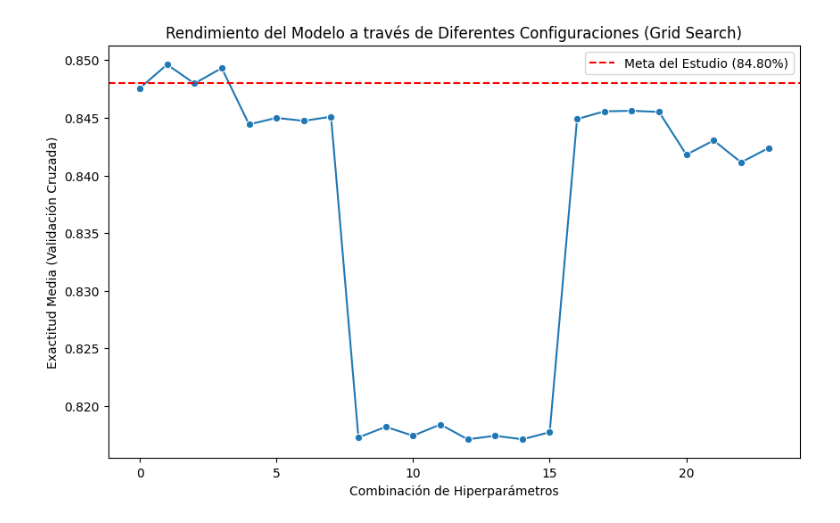
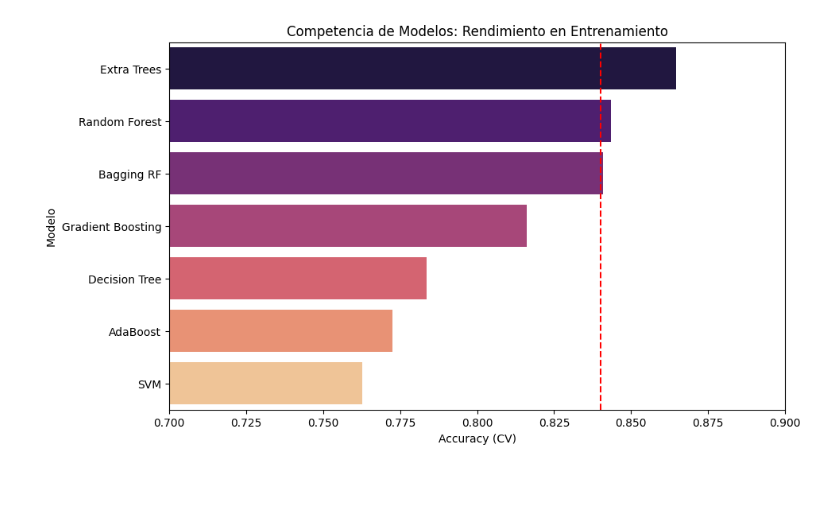
Before and after one commit to lanavia-uai/ML_Replication_Valle_del_Lili, a Jupyter notebook: 01_Replication_Analysis_and_Model_Training.ipynb, the cells around one changed output. Cells and saved outputs as stored; diff of their text form; code cells hidden in the pictures; blank space fills up the shorter version.

Commit message:
Final: Réplica completa del estudio Valle del Lili con análisis SHAP y validación final

```diff
--- a/01_Replication_Analysis_and_Model_Training.ipynb
+++ b/01_Replication_Analysis_and_Model_Training.ipynb
@@ -44,48 +103,54 @@ Dataset listo. Dimensiones después de SMOTE: (19444, 12)
 # %%
-from sklearn.ensemble import RandomForestClassifier, BaggingClassifier
-from sklearn.model_selection import GridSearchCV
 import matplotlib.pyplot as plt
 import seaborn as sns
+from sklearn.tree import DecisionTreeClassifier
+from sklearn.ensemble import RandomForestClassifier, GradientBoostingClassifier, AdaBoostClassifier, BaggingClassifier, ExtraTreesClassifier
+from sklearn.svm import SVC
+from sklearn.metrics import accuracy_score, recall_score
+from sklearn.model_selection import cross_val_score
 
-# 1. Definición del modelo base (RandomForest) y el ensamble (Bagging)
-# El estudio destaca al Bagging RandomForest como el más robusto [cite: 40, 250]
-rf_base = RandomForestClassifier(random_state=42)
-bagging_model = BaggingClassifier(estimator=rf_base, random_state=42)
-
-# 2. Definición de la Rejilla de Hiperparámetros (Basada en la Tabla 4 del estudio)
-# Exploramos combinaciones para el RandomForest interno y el Bagging externo [cite: 170]
-param_grid = {
-    'n_estimators': [5, 10], # Número de subconjuntos de Bagging
-    'estimator__n_estimators': [50, 100], # Árboles en cada Random Forest
-    'estimator__max_depth': [None, 10, 20], # Profundidad para evitar sobreajuste
-    'estimator__min_samples_split': [2, 5]
+# 1. Definición de competidores (7 modelos según el paper)
+models = {
+    "Decision Tree": DecisionTreeClassifier(random_state=42),
+    "Random Forest": RandomForestClassifier(random_state=42),
+    "Extra Trees": ExtraTreesClassifier(random_state=42),
+    "AdaBoost": AdaBoostClassifier(random_state=42),
+    "Gradient Boosting": GradientBoostingClassifier(random_state=42),
+    "SVM": SVC(random_state=42),
+    "Bagging RF": BaggingClassifier(estimator=RandomForestClassifier(), random_state=42)
 }
 
-# 3. Configuración del GridSearchCV con Validación Cruzada de 5 pliegues [cite: 189]
-grid_search = GridSearchCV(
-    estimator=bagging_model,
-    param_grid=param_grid,
-    cv=5,
-    scoring='accuracy',
-    n_jobs=-1,
-    verbose=1
-)
+# 2. Ejecución del Torneo
+results = []
+print("Iniciando benchmark de modelos...")
 
-# 4. Entrenamiento (Este proceso valida el rigor estadístico del modelo)
-print("Iniciando optimización profesional... Esto puede tardar unos minutos.")
-grid_search.fit(X_res, y_res)
+for name, model in models.items():
+    # Validación Cruzada para asegurar estabilidad
+    cv_acc = cross_val_score(model, X_res, y_res, cv=3, scoring='accuracy').mean()
 
-# 5. Visualización de Resultados (Gráfico idóneo para aterrizar el proceso)
-results_df = pd.DataFrame(grid_search.cv_results_)
+    # Evaluación de Recall (Sensibilidad) en el set de prueba real
+    model.fit(X_res, y_res)
+    y_pred_temp = model.predict(X_test_scaled)
+    test_recall = recall_score(y_test, y_pred_temp, pos_label=0)
+
+    results.append({
+        "Modelo": name,
+        "Accuracy (CV)": cv_acc,
+        "Recall Ausencia (Test)": test_recall
+    })
+    print(f"--> {name}: Completado")
+
+# 3. Presentación de Resultados
+df_results = pd.DataFrame(results).sort_values(by="Accuracy (CV)", ascending=False)
+
 plt.figure(figsize=(10, 6))
-sns.lineplot(data=results_df, x=range(len(results_df)), y='mean_test_score', marker='o')
-plt.title('Rendimiento del Modelo a través de Diferentes Configuraciones (Grid Search)')
-plt.xlabel('Combinación de Hiperparámetros')
-plt.ylabel('Exactitud Media (Validación Cruzada)')
-plt.axhline(y=0.8480, color='r', linestyle='--', label='Meta del Estudio (84.80%)')
-plt.legend()
+# Usamos el estilo moderno sugerido por la advertencia anterior
+sns.barplot(data=df_results, x="Accuracy (CV)", y="Modelo", hue="Modelo", palette="magma", legend=False)
+plt.title("Competencia de Modelos: Rendimiento en Entrenamiento")
+plt.axvline(x=0.84, color='red', linestyle='--', label='Referencia Paper (84.8%)')
+plt.xlim(0.7, 0.9)
 plt.show()
 
-print(f"\nMejores parámetros encontrados: {grid_search.best_params_}")
-print(f"Mejor exactitud obtenida: {grid_search.best_score_:.4f}")
+print("\nResultados Detallados:")
+print(df_results)
 # %% [output]
@@ -94 +165 @@ Fitting 5 folds for each of 24 candidates, totalling 120 fits
-[figure, old version]
+[figure, new version]
```
Also changed, not shown: parts of 17 cells of this notebook.
